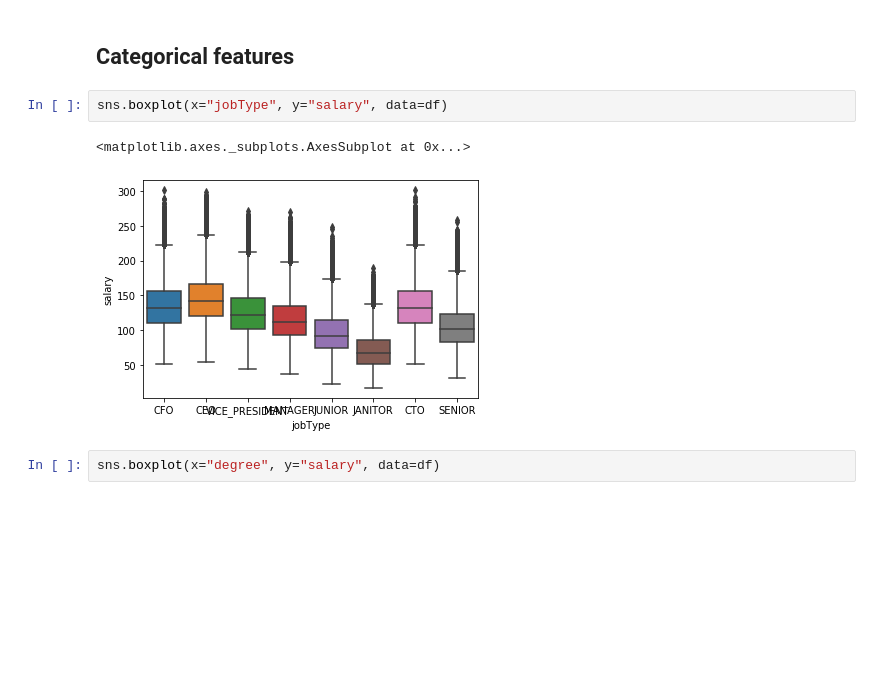
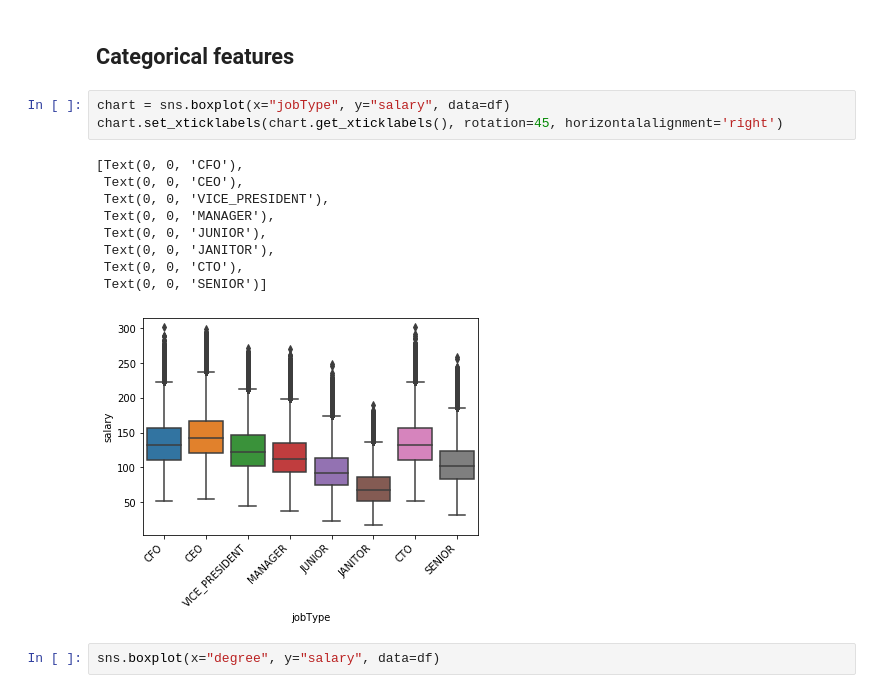
Before and after one commit to tomokr/SalaryPrediction, a Jupyter notebook: Salary_Prediction.ipynb, the cells around one changed output. Saved outputs shown, nothing was run; the diff lists cells and outputs as text; blank space fills up the shorter version.

Commit message:
Update Salary_Prediction notebook

```diff
--- a/Salary_Prediction.ipynb
+++ b/Salary_Prediction.ipynb
@@ -140,10 +140,18 @@ From this correlation table, salary is positively correlated with years of exper
 # %% [markdown]
 ## Categorical features
 # %%
-sns.boxplot(x="jobType", y="salary", data=df)
+chart = sns.boxplot(x="jobType", y="salary", data=df)
+chart.set_xticklabels(chart.get_xticklabels(), rotation=45, horizontalalignment='right')
 # %% [output]
-<matplotlib.axes._subplots.AxesSubplot at 0x...>
+[Text(0, 0, 'CFO'),
+ Text(0, 0, 'CEO'),
+ Text(0, 0, 'VICE_PRESIDENT'),
+ Text(0, 0, 'MANAGER'),
+ Text(0, 0, 'JUNIOR'),
+ Text(0, 0, 'JANITOR'),
+ Text(0, 0, 'CTO'),
+ Text(0, 0, 'SENIOR')]
-[figure, old version]
+[figure, new version]
 # %%
 sns.boxplot(x="degree", y="salary", data=df)
 # %% [output]
```
Also changed, not shown: parts of 25 cells of this notebook.
